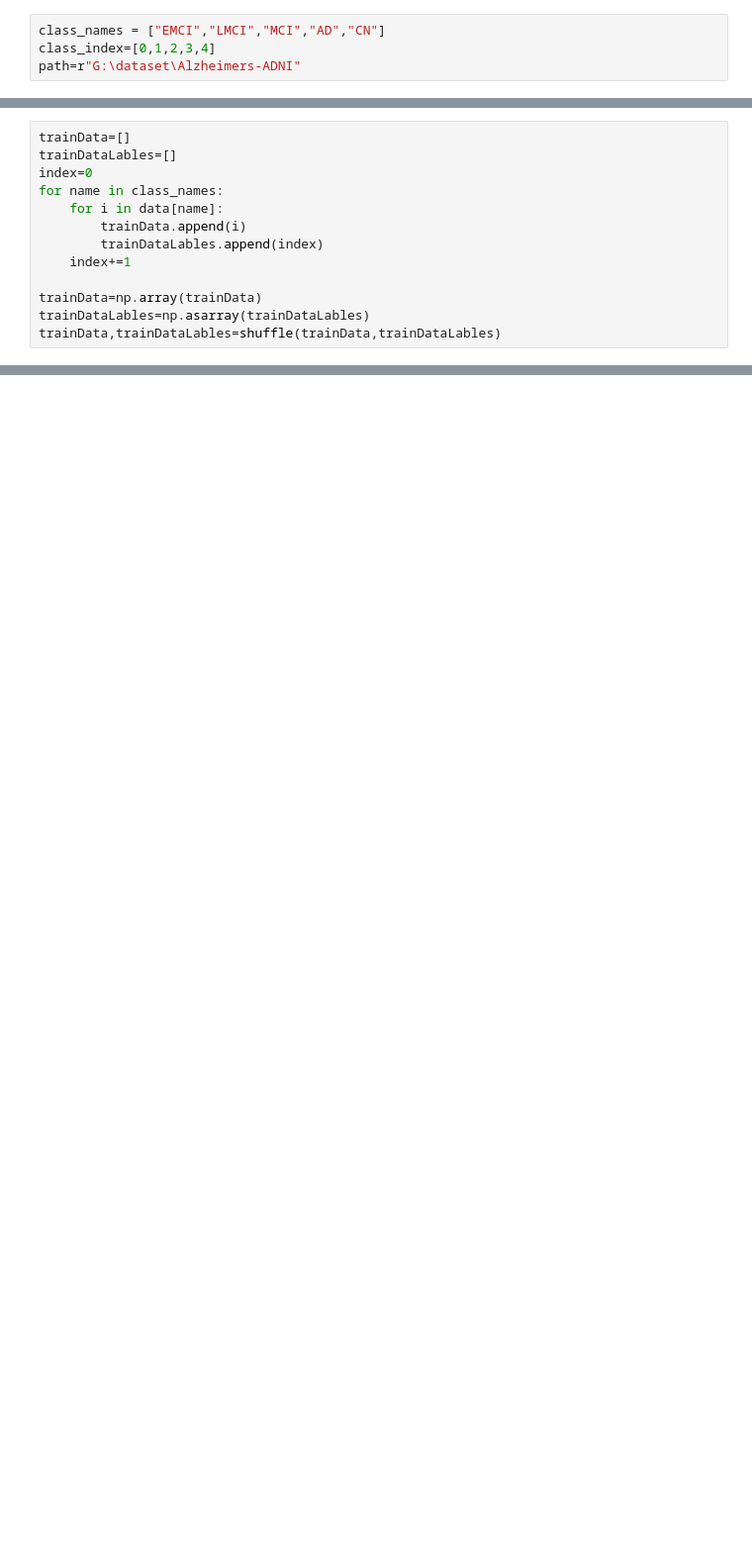
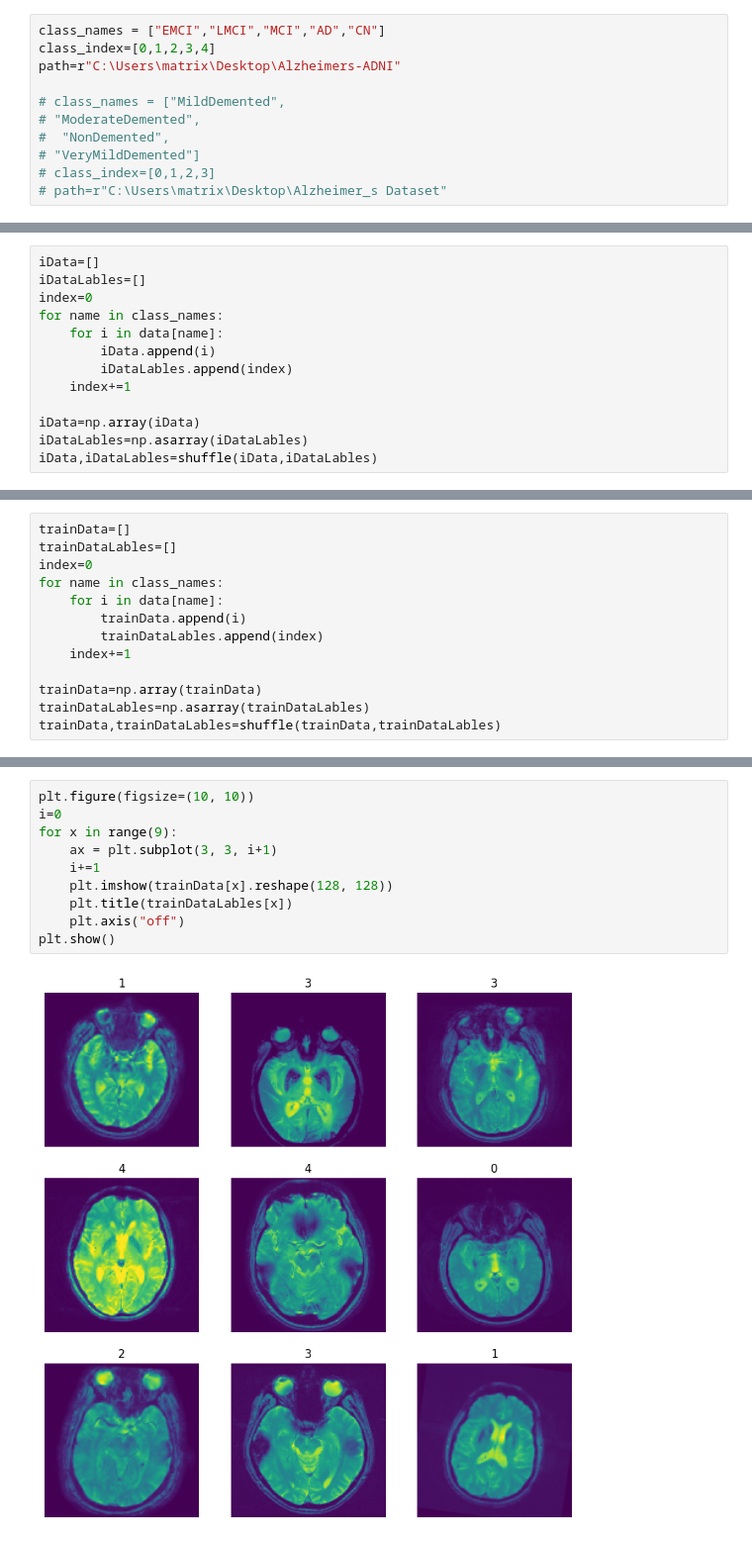
Before and after one commit to Matr1x01/Alzheimer, a Jupyter notebook: dataRead_save.ipynb, the cells around one changed output, grey strips where cells are left out. Shown at 99% size. Cells and saved outputs as stored; diff of their text form; blank space fills up the shorter version.

```diff
--- a/dataRead_save.ipynb
+++ b/dataRead_save.ipynb
@@ -14,7 +14,14 @@ def rotate_image(image, angle):
 # %%
 class_names = ["EMCI","LMCI","MCI","AD","CN"]
 class_index=[0,1,2,3,4]
-path=r"G:\dataset\Alzheimers-ADNI"
+path=r"C:\Users\matrix\Desktop\Alzheimers-ADNI"
+
+# class_names = ["MildDemented",
+# "ModerateDemented",
+#  "NonDemented",
+# "VeryMildDemented"]
+# class_index=[0,1,2,3]
+# path=r"C:\Users\matrix\Desktop\Alzheimer_s Dataset"
 # %%
 '''reading the images'''
 data=dict()
@@ -34,3 +39,16 @@ NameError: name 'glob' is not defined
+# %%
+iData=[]
+iDataLables=[]
+index=0
+for name in class_names:
+    for i in data[name]:
+        iData.append(i)
+        iDataLables.append(index)
+    index+=1
+
+iData=np.array(iData)
+iDataLables=np.asarray(iDataLables)
+iData,iDataLables=shuffle(iData,iDataLables)
 # %%
 '''balancing imbalanced data'''
 print('before')
@@ -74,0 +119,12 @@ trainData,trainDataLables=shuffle(trainData,trainDataLables)
+# %%
+plt.figure(figsize=(10, 10))
+i=0
+for x in range(9):
+    ax = plt.subplot(3, 3, i+1)
+    i+=1
+    plt.imshow(trainData[x].reshape(128, 128))
+    plt.title(trainDataLables[x])
+    plt.axis("off")
+plt.show()
+# %% [output]
+[figure, added]
```
Also changed, not shown: parts of 8 cells of this notebook, 12 other files.
